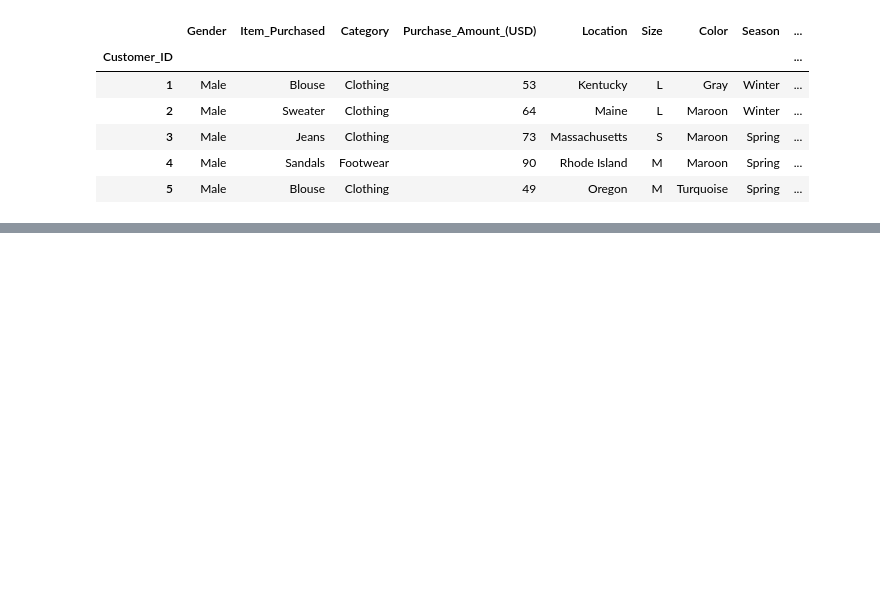
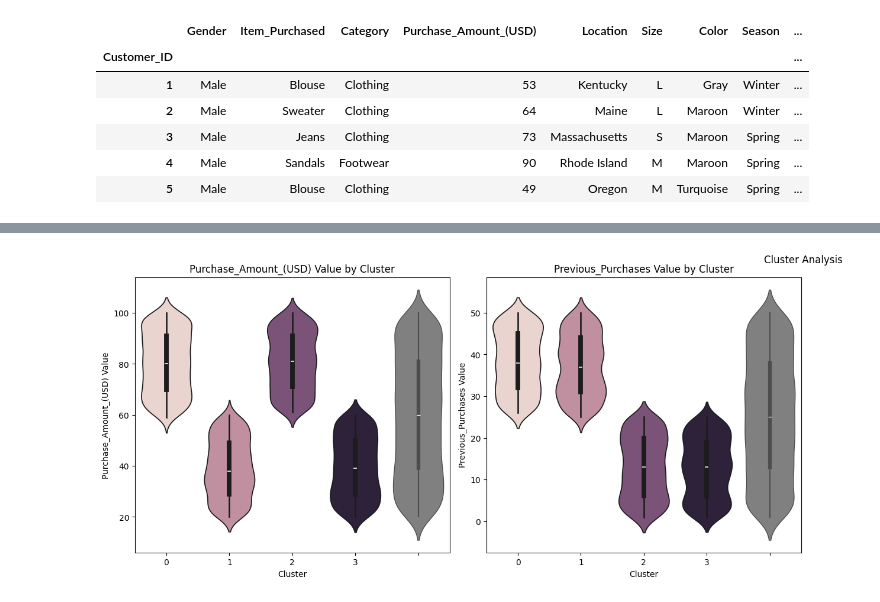
Before and after one commit to Just-Aymz/Customer-Shopping, a Jupyter notebook: Data_Preprocessing.ipynb, the cells around one changed output, grey strips where cells are left out. Saved outputs shown, nothing was run; the diff lists cells and outputs as text; code cells hidden in the pictures; blank space fills up the shorter version.

```diff
--- a/Data_Preprocessing.ipynb
+++ b/Data_Preprocessing.ipynb
@@ -388,0 +607,10 @@ df_5.head()
+# %%
+# Predict clusters for non-outlier dataset
+k = 4
+kmeans = KMeans(n_clusters=k, init='k-means++', random_state=42)
+cluster_labels_ = kmeans.fit_predict(scaled_df)
+
+# Insert predictions into the scaled dataframe
+scaled_df['Cluster'] = cluster_labels_
+
+scaled_df.head()
@@ -388,0 +625,10 @@ df_5.head()
+# %%
+# Duplicate the current dataframe for version control
+df_6 = df_5.copy()
+
+# Add the Cluster column to the dataframe
+df_6['Cluster'] = scaled_df['Cluster']
+
+# Return overview of the dataframe to confirm the addition of the Cluster
+# feature
+df_6.head(3)
@@ -388,0 +641,20 @@ df_5.head()
+# %%
+def violinPlot(dataframe: pd.DataFrame):
+    plt.figure(figsize=(24, 16))
+
+    for i, column in enumerate(dataframe.drop(columns=['Cluster'])):
+        plt.subplot(3, 4, 1 + i)
+        sns.violinplot(x=dataframe['Cluster'], y=dataframe[column], hue=dataframe['Cluster'], legend=False)
+        sns.violinplot(y=dataframe[column], palette='gray', linewidth=1.0)
+        plt.title(f'{column} Value by Cluster')
+        plt.ylabel(f'{column} Value')
+
+    plt.suptitle('Cluster Analysis')
+    plt.tight_layout()
+    plt.show()
+# %%
+import warnings
+warnings.filterwarnings(action='ignore', category=FutureWarning)
+violinPlot(df_6.loc[:, ['Purchase_Amount_(USD)', 'Previous_Purchases', 'Cluster']])
+# %% [output]
+[figure, added]
```
Also changed, not shown: parts of 21 cells of this notebook.
